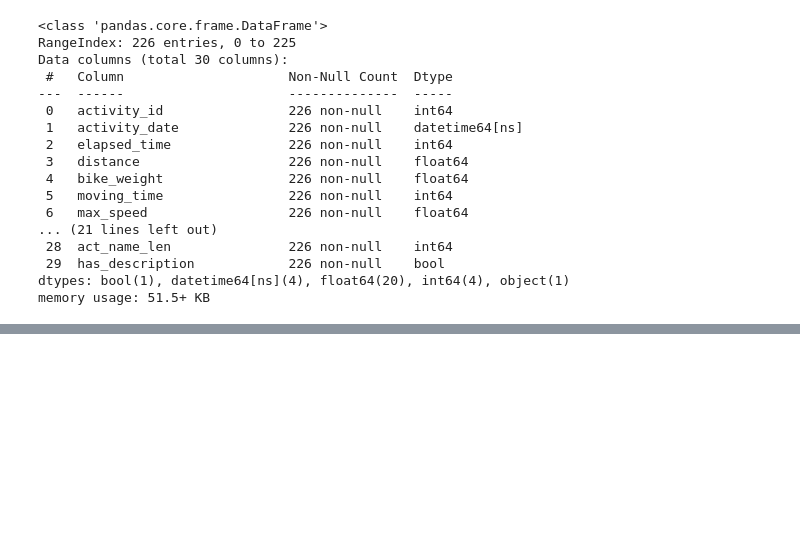
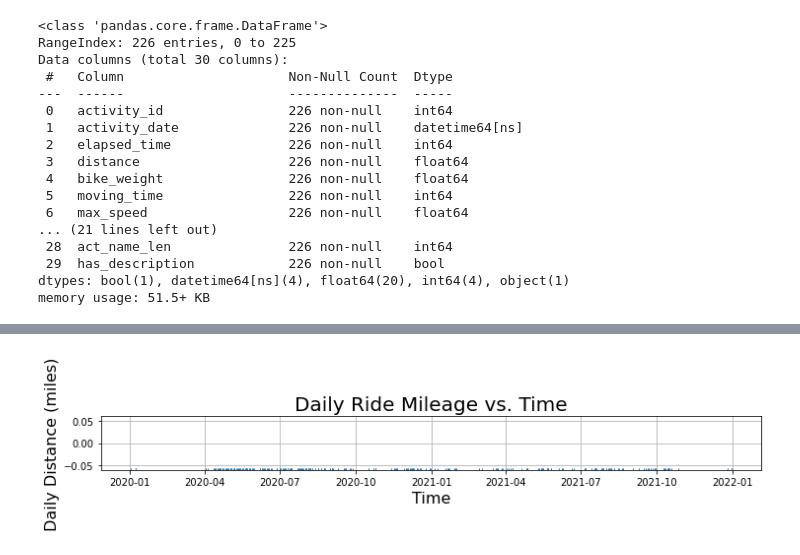
Before and after one commit to ericbauer55/strava-fitness, a Jupyter notebook: src/notebooks/1. Activity Log EDA.ipynb, the cells around one changed output, grey strips where cells are left out. Cells and saved outputs as stored; diff of their text form; code cells hidden in the pictures; blank space fills up the shorter version.

```diff
--- a/src/notebooks/1. Activity Log EDA.ipynb
+++ b/src/notebooks/1. Activity Log EDA.ipynb
@@ -51,0 +89,9 @@ memory usage: 51.5+ KB
+# %%
+fig = plt.figure(figsize=(12,1))
+_ = sns.rugplot(x='activity_date', data=df)
+_ = plt.grid()
+_ = plt.title('Daily Ride Mileage vs. Time', fontsize=20)
+_ = plt.xlabel('Time', fontsize=16)
+_ = plt.ylabel('Daily Distance (miles)', fontsize=16)
+# %% [output]
+[figure, added]
```
Also changed, not shown: parts of 5 cells of this notebook.
